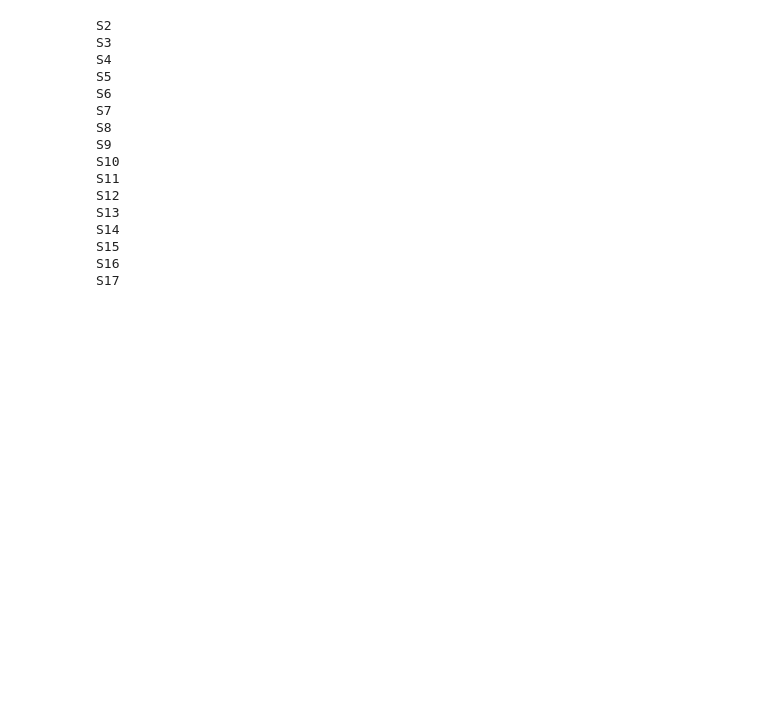
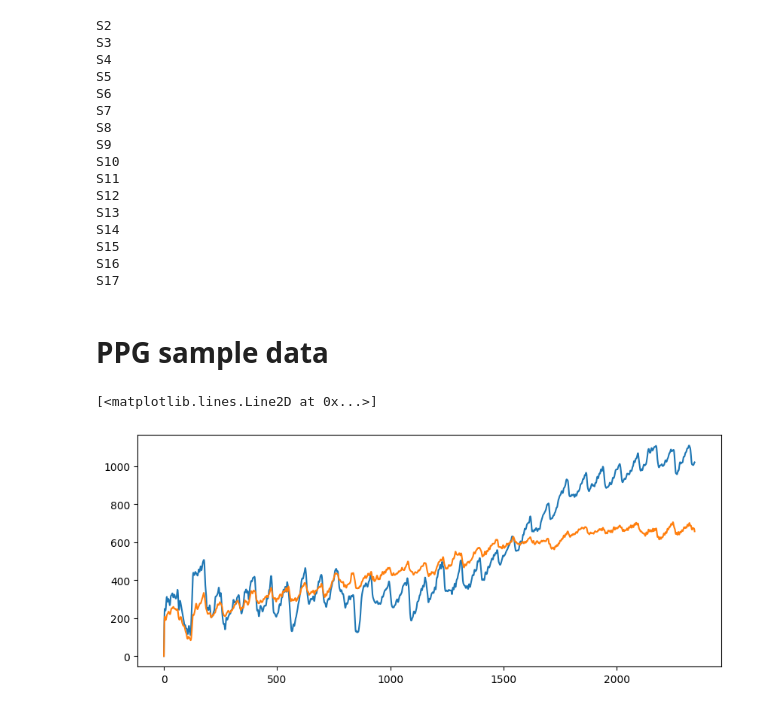
Before and after one commit to aacudad/EPO4-C2, a Jupyter notebook: PPG_preprocessing.ipynb, the cells around one changed output. Cells and saved outputs as stored; diff of their text form; code cells hidden in the pictures; blank space fills up the shorter version.

Commit message:
Filtering for test signal

```diff
--- a/PPG_preprocessing.ipynb
+++ b/PPG_preprocessing.ipynb
@@ -246,3 +246,19 @@ S14
 S15
 S16
 S17
+# %% [markdown]
+# PPG sample data
+# %%
+PPG_data = pd.read_csv('C:/Users/JackC/Documents/EPO4-C2/PPG_test2.csv')
+# %%
+red_data = PPG_data.iloc[5:,[3]]
+ir_data = PPG_data.iloc[5:,[4]]
+# %%
+red_data_clean = nk.ppg_clean(red_data, method='nabian2018', sampling_rate=300)
+ir_data_clean = nk.ppg_clean(ir_data, method='nabian2018', sampling_rate=300)
+plt.figure(figsize=(10,4))
+plt.plot(red_data_clean-red_data.iloc[0,0])
+plt.plot(ir_data_clean-ir_data.iloc[0,0])
+# %% [output]
+[<matplotlib.lines.Line2D at 0x...>]
+[figure, added]
```
Also changed, not shown: parts of 8 cells of this notebook, 1 other file.
